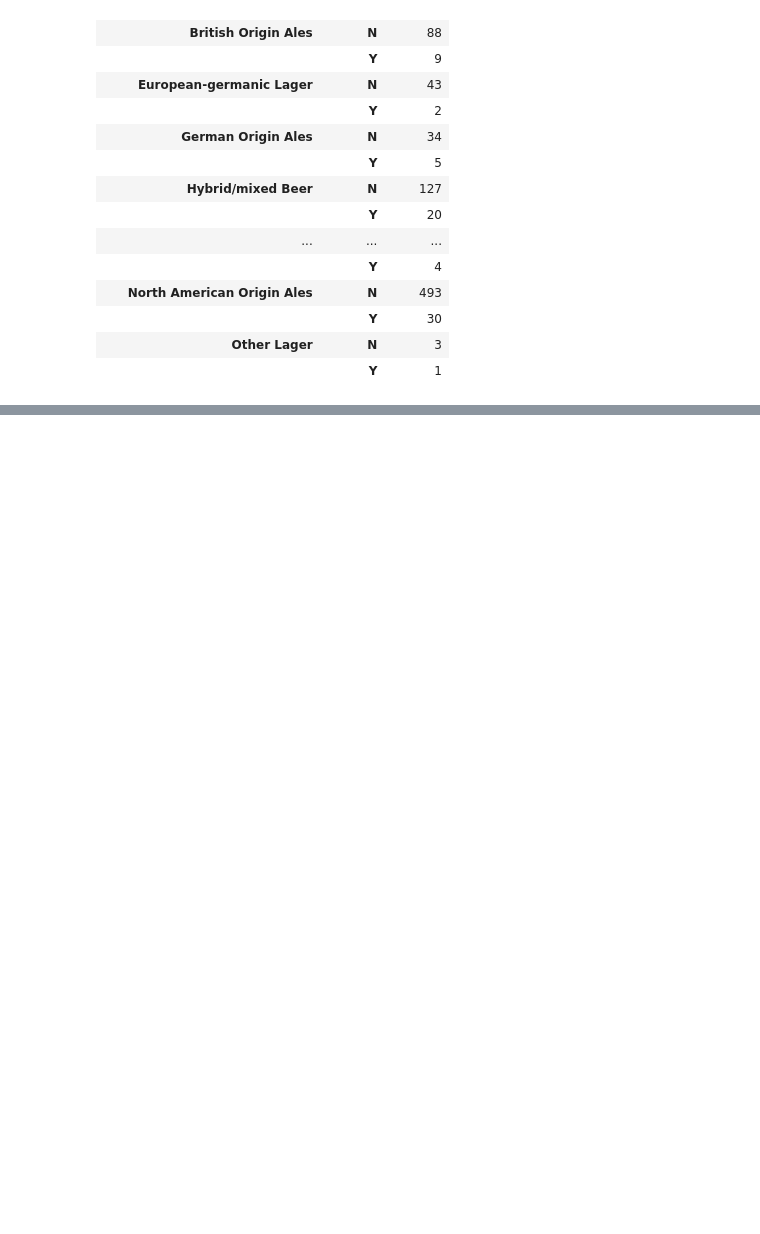
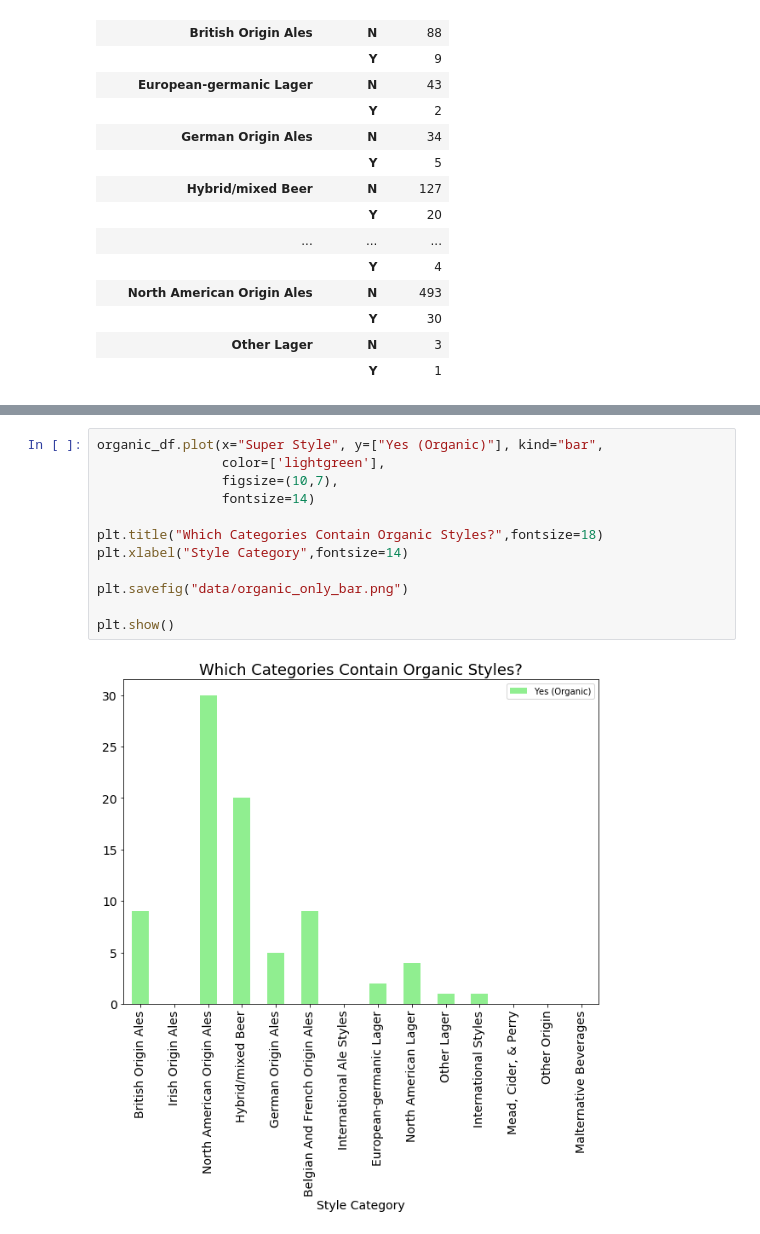
Before and after one commit to sponre01/project-one, a Jupyter notebook: Starter_Code_ML.ipynb, the cells around one changed output, grey strips where cells are left out. Drawn from its saved outputs; the diff is of its cells as text; blank space fills up the shorter version.

```diff
--- a/Starter_Code_ML.ipynb
+++ b/Starter_Code_ML.ipynb
@@ -375,3 +351,17 @@ Name: retired, dtype: int64
+# %%
+organic_df.plot(x="Super Style", y=["Yes (Organic)"], kind="bar",
+                color=['lightgreen'],
+                figsize=(10,7),
+                fontsize=14)
+
+plt.title("Which Categories Contain Organic Styles?",fontsize=18)
+plt.xlabel("Style Category",fontsize=14)
+
+plt.savefig("data/organic_only_bar.png")
+
+plt.show()
+# %% [output]
+[figure, added]
 # %%
 play = super_df["Play"].value_counts()
 play
```
Also changed, not shown: parts of 10 cells of this notebook, 4 other files.
